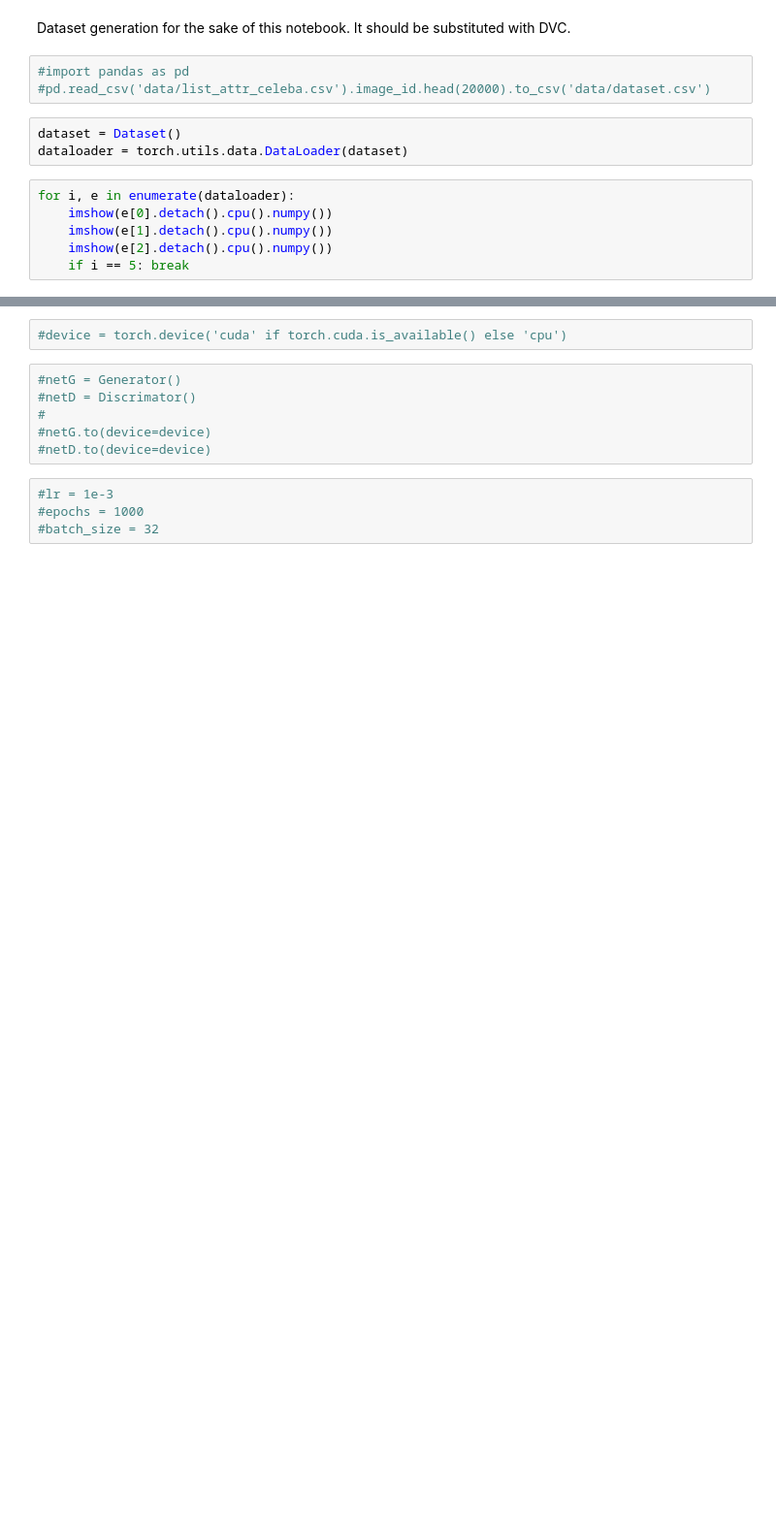
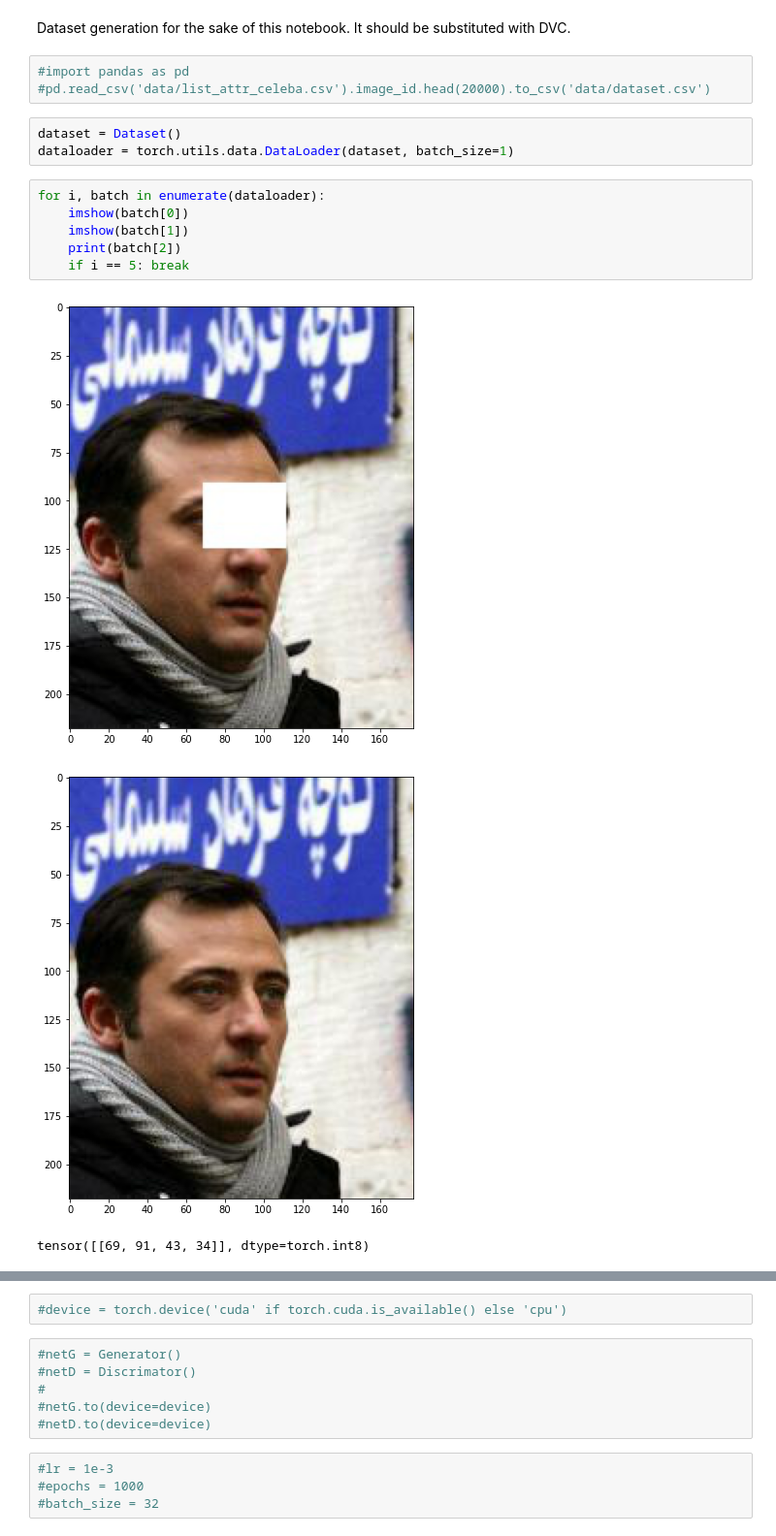
Before and after one commit to jkarolczak/image-inpaining, a Jupyter notebook: main.ipynb, the cells around one changed output, grey strips where cells are left out. Shown at 97% size. Drawn from its saved outputs; the diff is of its cells as text; blank space fills up the shorter version.

```diff
--- a/main.ipynb
+++ b/main.ipynb
@@ -12,10 +12,14 @@ Dataset generation for the sake of this notebook. It should be substituted with
 #pd.read_csv('data/list_attr_celeba.csv').image_id.head(20000).to_csv('data/dataset.csv')
 # %%
 dataset = Dataset()
-dataloader = torch.utils.data.DataLoader(dataset)
+dataloader = torch.utils.data.DataLoader(dataset, batch_size=1)
 # %%
-for i, e in enumerate(dataloader):
-    imshow(e[0].detach().cpu().numpy())
-    imshow(e[1].detach().cpu().numpy())
-    imshow(e[2].detach().cpu().numpy())
+for i, batch in enumerate(dataloader):
+    imshow(batch[0])
+    imshow(batch[1])
+    print(batch[2])
     if i == 5: break
+# %% [output]
+[figure, added]
+[figure, added]
+tensor([[69, 91, 43, 34]], dtype=torch.int8)
```
Also changed, not shown: parts of 4 cells of this notebook, 3 other files.
